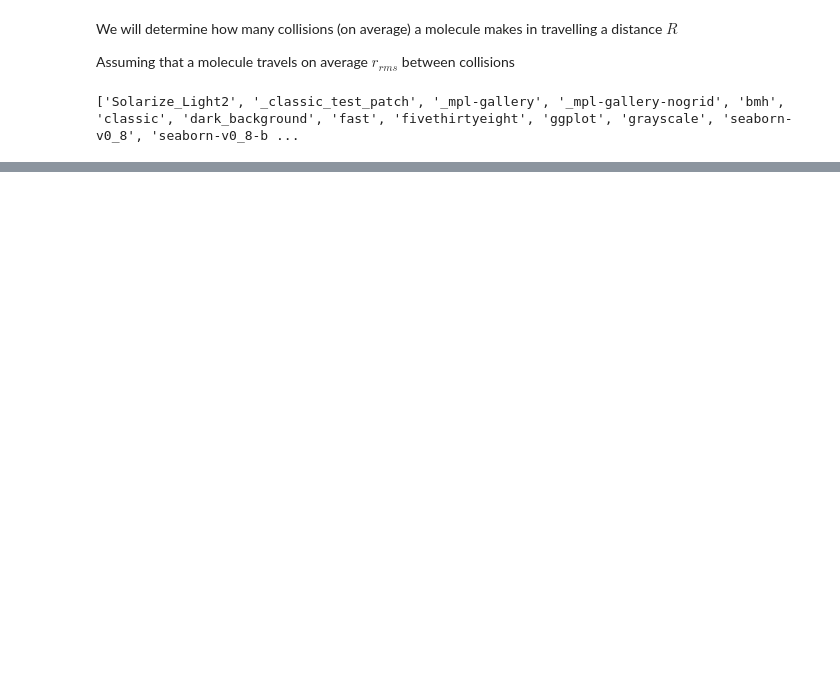
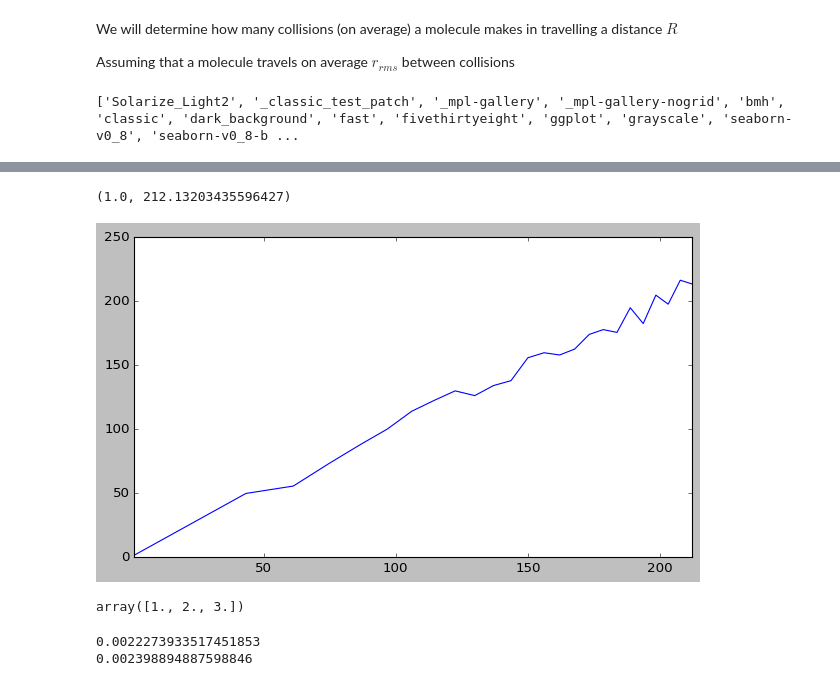
Before and after one commit to lakubis/Landau_comp_phys, a Jupyter notebook: Chapter 4/Random_walks.ipynb, the cells around one changed output, grey strips where cells are left out. Cells and saved outputs as stored; diff of their text form; code cells hidden in the pictures; blank space fills up the shorter version.

```diff
--- a/Chapter 4/Random_walks.ipynb
+++ b/Chapter 4/Random_walks.ipynb
@@ -49,0 +103,13 @@ ax.grid(True)
+# %%
+N_fig, N_ax = plt.subplots(figsize = (9,5))
+N_ax.plot(sqrt_Ns,np.sqrt(RvN))
+N_ax.set_xlim([sqrt_Ns[0], sqrt_Ns[-1]])
+# %% [output]
+(1.0, 212.13203435596427)
+[figure, added]
+# %%
+arr1 = np.array([1,2,3])
+arr2 = []
+np.concatenate([arr1,arr2])
+# %% [output]
+array([1., 2., 3.])
@@ -49,0 +127,8 @@ ax.grid(True)
+# %%
+_ , _ , test_dx, test_dy = gen_2d_walk(1000, ret_delta=True)
+
+print(check_randomness(test_dx, k = 3))
+print(check_randomness(test_dx,test_dy))
+# %% [output]
+0.0022273933517451853
+0.002398894887598846
```
Also changed, not shown: parts of 8 cells of this notebook.
